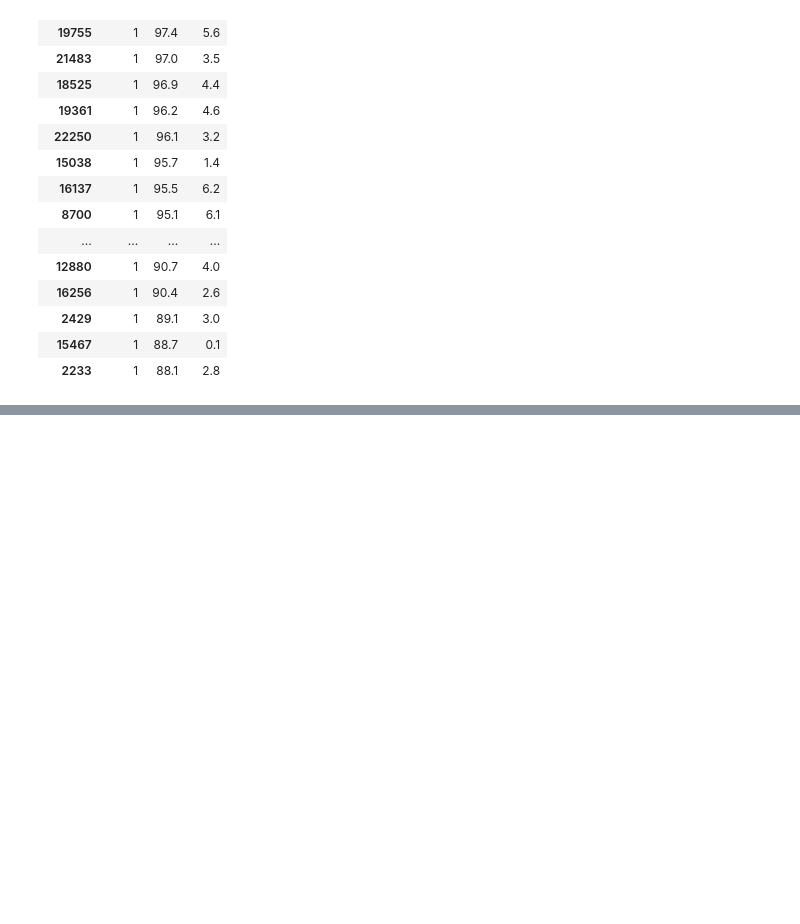
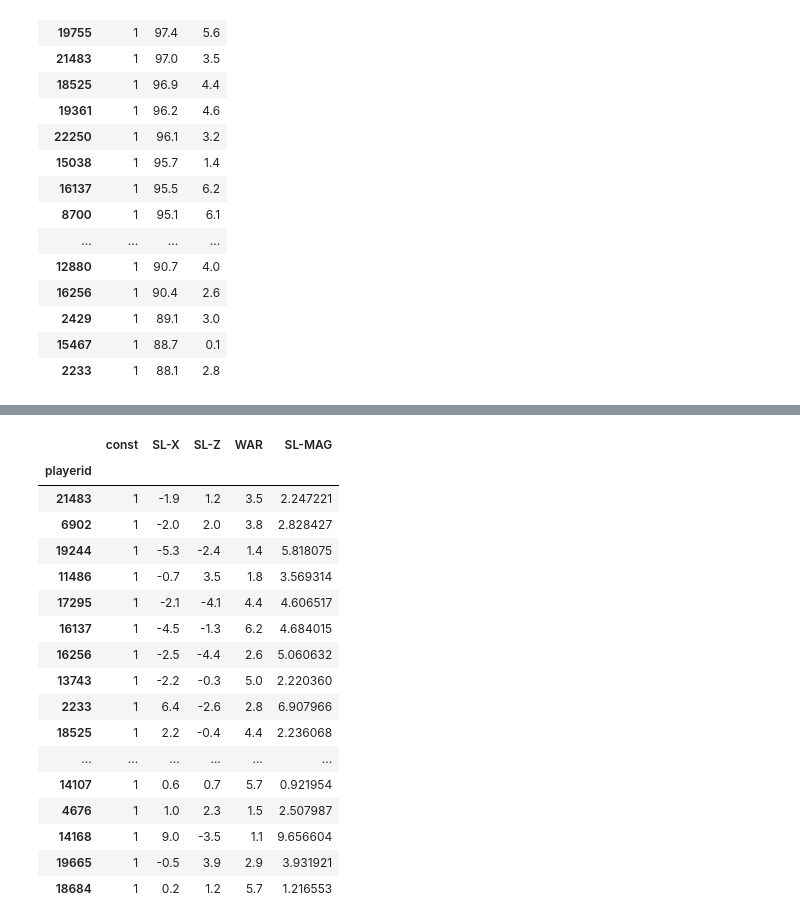
Before and after one commit to trpubz/DBacksAnalysis, a Jupyter notebook: Side Analysis/pitching.ipynb, the cells around one changed output, grey strips where cells are left out. Cells and saved outputs as stored; diff of their text form; code cells hidden in the pictures; blank space fills up the shorter version.

```diff
--- a/Side Analysis/pitching.ipynb
+++ b/Side Analysis/pitching.ipynb
@@ -108,0 +195,31 @@ strong multicollinearity or other numerical problems.
+# %%
+# get fastball h/v
+sl_move = df_mov[['SL-X', 'SL-Z']].dropna()
+# add WAR
+sl_move['WAR'] = df.WAR
+# add const
+sl_move.insert(0, 'const', value=1)
+# vectorize movement
+vect = sl_move['SL-X']**2 + sl_move['SL-Z']**2
+sl_move['SL-MAG'] = vect
+sl_move['SL-MAG'] = sl_move['SL-MAG'].apply(lambda v: math.sqrt(v))
+sl_move
+# %% [output]
+|  | const | SL-X | SL-Z | WAR | SL-MAG |
+| playerid |  |  |  |  |  |
+| 21483 | 1 | -1.9 | 1.2 | 3.5 | 2.247221 |
+| 6902 | 1 | -2.0 | 2.0 | 3.8 | 2.828427 |
+| 19244 | 1 | -5.3 | -2.4 | 1.4 | 5.818075 |
+| 11486 | 1 | -0.7 | 3.5 | 1.8 | 3.569314 |
+| 17295 | 1 | -2.1 | -4.1 | 4.4 | 4.606517 |
+| 16137 | 1 | -4.5 | -1.3 | 6.2 | 4.684015 |
+| 16256 | 1 | -2.5 | -4.4 | 2.6 | 5.060632 |
+| 13743 | 1 | -2.2 | -0.3 | 5.0 | 2.220360 |
+| 2233 | 1 | 6.4 | -2.6 | 2.8 | 6.907966 |
+| 18525 | 1 | 2.2 | -0.4 | 4.4 | 2.236068 |
+| ... | ... | ... | ... | ... | ... |
+| 14107 | 1 | 0.6 | 0.7 | 5.7 | 0.921954 |
+| 4676 | 1 | 1.0 | 2.3 | 1.5 | 2.507987 |
+| 14168 | 1 | 9.0 | -3.5 | 1.1 | 9.656604 |
+| 19665 | 1 | -0.5 | 3.9 | 2.9 | 3.931921 |
+| 18684 | 1 | 0.2 | 1.2 | 5.7 | 1.216553 |
```
Also changed, not shown: parts of 10 cells of this notebook, 6 other files.
